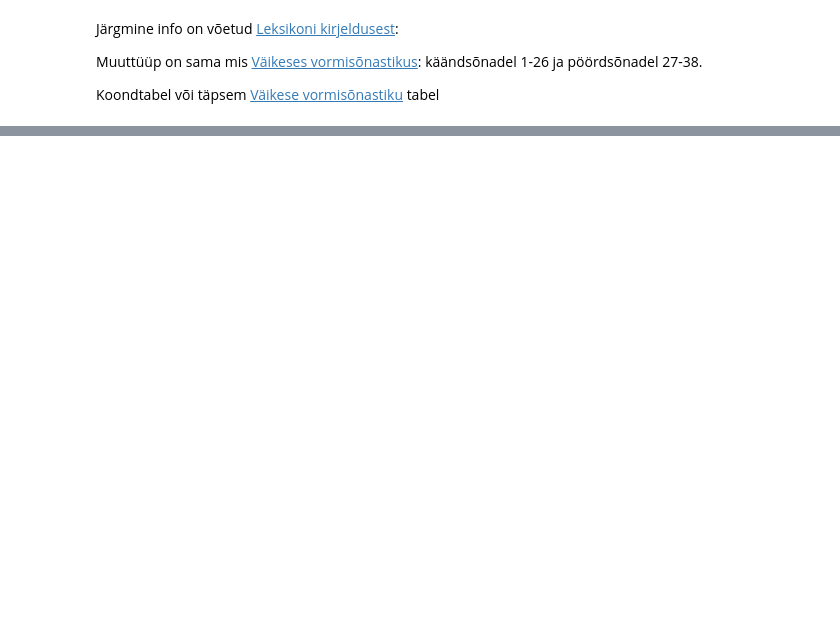
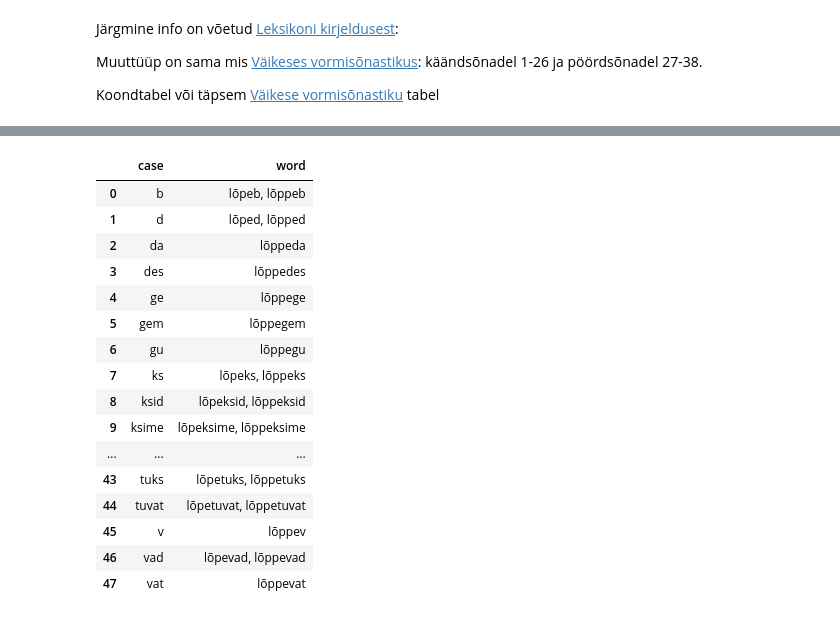
Before and after one commit to SanderSaska/MorfoloogiliseMuuttyybiAutomaatneTuvastaja, a Jupyter notebook: Morfoloogilise_muuttüübi_automaatne_tuvastamine.ipynb, the cells around one changed output, grey strips where cells are left out. Cells and saved outputs as stored; diff of their text form; code cells hidden in the pictures; blank space fills up the shorter version.

```diff
--- a/Morfoloogilise_muuttüübi_automaatne_tuvastamine.ipynb
+++ b/Morfoloogilise_muuttüübi_automaatne_tuvastamine.ipynb
@@ -158,0 +1085,20 @@ Tundmatud: 54
+# %%
+synthesize_all_visualize("lõppema", 'V')
+# %% [output]
+|  | case | word |
+| 0 | b | lõpeb, lõppeb |
+| 1 | d | lõped, lõpped |
+| 2 | da | lõppeda |
+| 3 | des | lõppedes |
+| 4 | ge | lõppege |
+| 5 | gem | lõppegem |
+| 6 | gu | lõppegu |
+| 7 | ks | lõpeks, lõppeks |
+| 8 | ksid | lõpeksid, lõppeksid |
+| 9 | ksime | lõpeksime, lõppeksime |
+| ... | ... | ... |
+| 43 | tuks | lõpetuks, lõppetuks |
+| 44 | tuvat | lõpetuvat, lõppetuvat |
+| 45 | v | lõppev |
+| 46 | vad | lõpevad, lõppevad |
+| 47 | vat | lõppevat |
```
Also changed, not shown: parts of 30 cells of this notebook.
